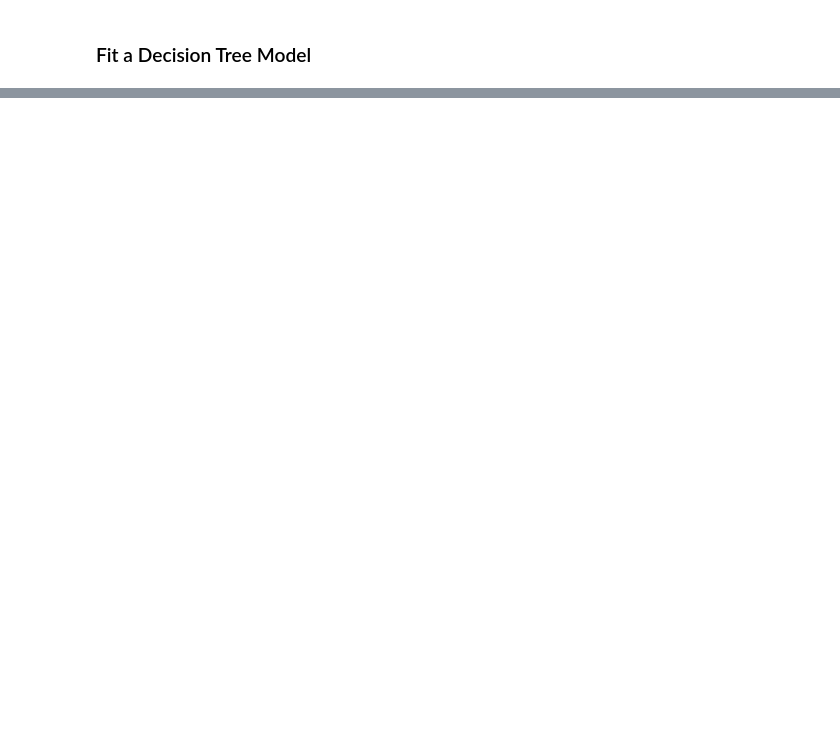
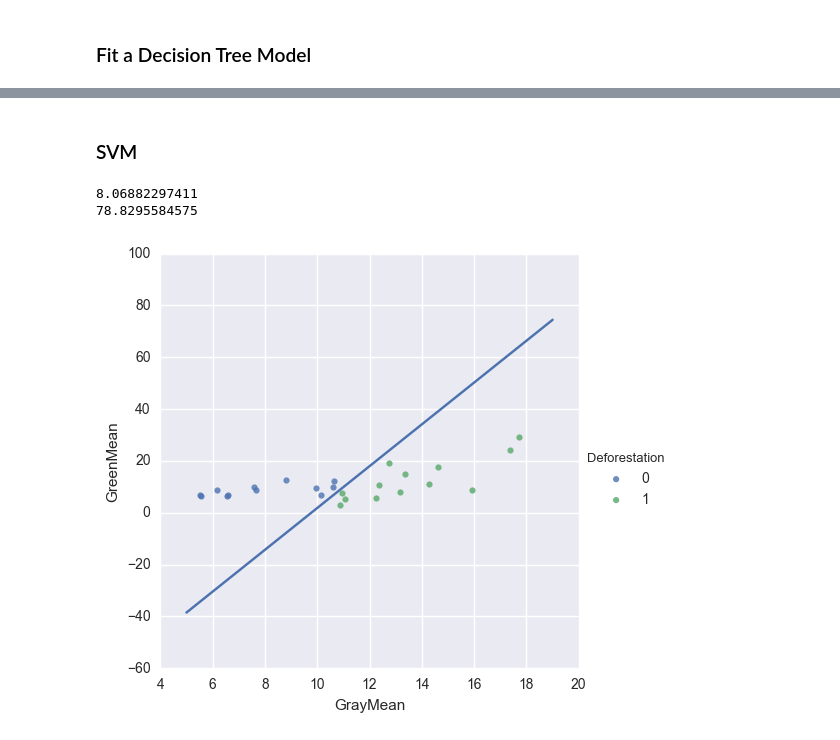
Before and after one commit to shouvikmani/Interactive-ML-Tutorial, a Jupyter notebook: Image Subtraction.ipynb, the cells around one changed output, grey strips where cells are left out. Drawn from its saved outputs; the diff is of its cells as text; code cells hidden in the pictures; blank space fills up the shorter version.

```diff
--- a/Image Subtraction.ipynb
+++ b/Image Subtraction.ipynb
@@ -122,7 +124,7 @@ plt.show()
 # %% [markdown]
 ### Fit a Decision Tree Model
 # %%
-X = white_df[['WhiteCount', 'WhiteMean']]
+X = white_df[['WhiteMean', 'GreenMean']]
 y = white_df.Deforestation
 
 X_train, X_test, y_train, y_test = train_test_split(X, y, test_size=0.1)
@@ -153,0 +156,24 @@ Image(graph.create_png())
+# %% [markdown]
+### SVM
+# %%
+svm = SVC(kernel='linear').fit(X_train,y_train)
+# %%
+I = svm.intercept_
+W = svm.coef_[0]
+#y = a*x - b
+a = -W[0]/W[1]
+b = I[0]/W[1]
+print(a)
+print(b)
+# %% [output]
+8.06882297411
+78.8295584575
+# %%
+x = range(5,20)
+db = [a*xi - b for xi in x]
+# %%
+sns.lmplot("GrayMean", "GreenMean", data=white_df, hue='Deforestation', fit_reg=False)
+plt.plot(x,db)
+plt.show()
+# %% [output]
+[figure, added]
```
Also changed, not shown: parts of 10 cells of this notebook.
